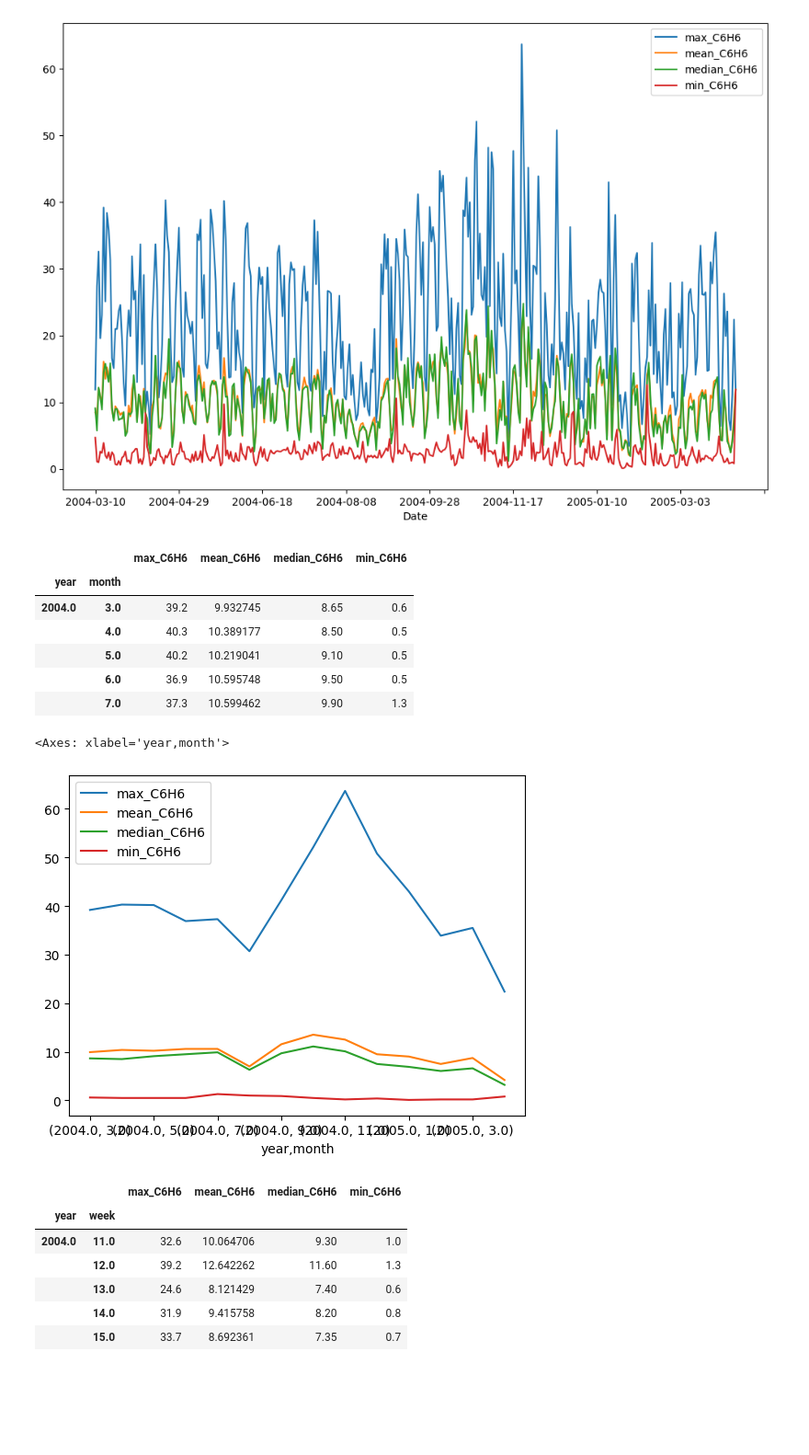
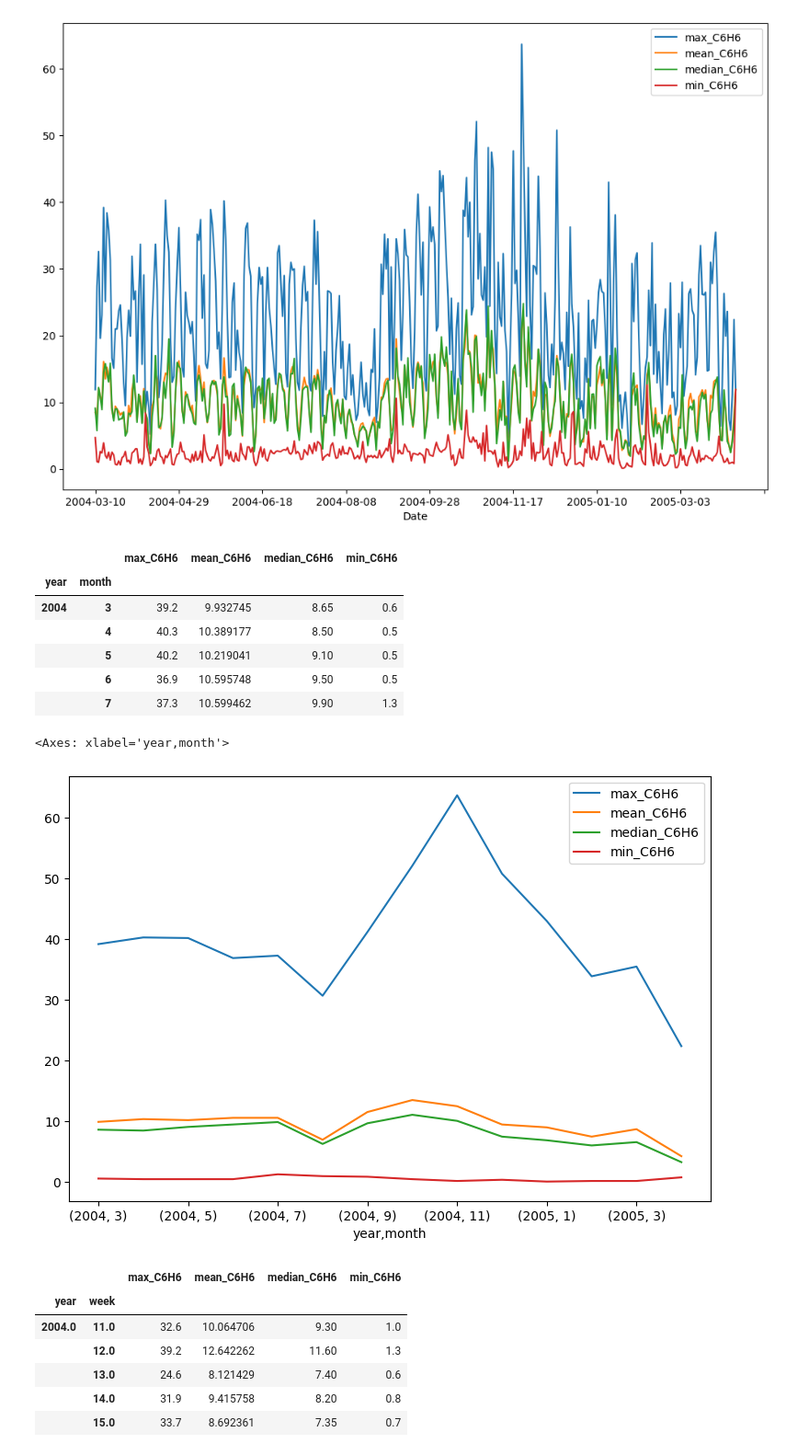
Before and after one commit to Alex-Devoid/ST-554-Project1, a Jupyter notebook: Task2/Task2.ipynb, the cells around one changed output. Shown at 92% size. Saved outputs shown, nothing was run; the diff lists cells and outputs as text; code cells hidden in the pictures; blank space fills up the shorter version.

```diff
--- a/Task2/Task2.ipynb
+++ b/Task2/Task2.ipynb
@@ -656,2 +635,0 @@ for i in range(0, len(air_qu)):
-# %%
-air_qu.sensor_life = air_qu.sensor_life.astype("category")
@@ -695,0 +674,26 @@ The scatter plots above back up the findings from the correlation coefficients.
+# %%
+#create categorical variables from numeric variables of weather conditions
+
+#set reference values
+mean_temp = air_qu.temp.mean()
+mean_rh = air_qu.rel_hum.mean()
+mean_ah = air_qu.abs_hum.mean()
+
+#iterate to populate categorical columns
+for i in range(0, len(air_qu)):
+    if air_qu.loc[i, "temp"] > mean_temp:
+        air_qu.loc[i, "temp_label"] = "High Temp"
+    else:
+        air_qu.loc[i, "temp_label"] = "Low Temp"
+
+    if air_qu.loc[i, "rel_hum"] > mean_rh:
+        air_qu.loc[i, "rh_label"] = "High RH"
+    else:
+        air_qu.loc[i, "rh_label"] = "Low RH"
+
+    if air_qu.loc[i, "abs_hum"] > mean_ah:
+        air_qu.loc[i, "ah_label"] = "High AH"
+    else:
+        air_qu.loc[i, "ah_label"] = "Low AH"
+
+air_qu              #take a look
@@ -775,17 +916,17 @@ C6H6_monthly.head()
 # %% [output]
 |  |  | max_C6H6 | mean_C6H6 | median_C6H6 | min_C6H6 |
 | year | month |  |  |  |  |
-| 2004.0 | 3.0 | 39.2 | 9.932745 | 8.65 | 0.6 |
-|  | 4.0 | 40.3 | 10.389177 | 8.50 | 0.5 |
-|  | 5.0 | 40.2 | 10.219041 | 9.10 | 0.5 |
-|  | 6.0 | 36.9 | 10.595748 | 9.50 | 0.5 |
-|  | 7.0 | 37.3 | 10.599462 | 9.90 | 1.3 |
+| 2004 | 3 | 39.2 | 9.932745 | 8.65 | 0.6 |
+|  | 4 | 40.3 | 10.389177 | 8.50 | 0.5 |
+|  | 5 | 40.2 | 10.219041 | 9.10 | 0.5 |
+|  | 6 | 36.9 | 10.595748 | 9.50 | 0.5 |
+|  | 7 | 37.3 | 10.599462 | 9.90 | 1.3 |
 # %%
 #true C6H6 summaries over time
-C6H6_monthly.plot(kind = "line")
+C6H6_monthly.plot(kind = "line", figsize = (9, 6))
 # %% [output]
 <Axes: xlabel='year,month'>
-[figure, old version]
+[figure, new version]
 # %%
 C6H6_weekly = air_qu.groupby(["year", "week"]).agg(max_C6H6 = ("true_C6H6", "max"),
                                                    mean_C6H6 = ("true_C6H6", "mean"),
```
Also changed, not shown: parts of 53 cells of this notebook.
